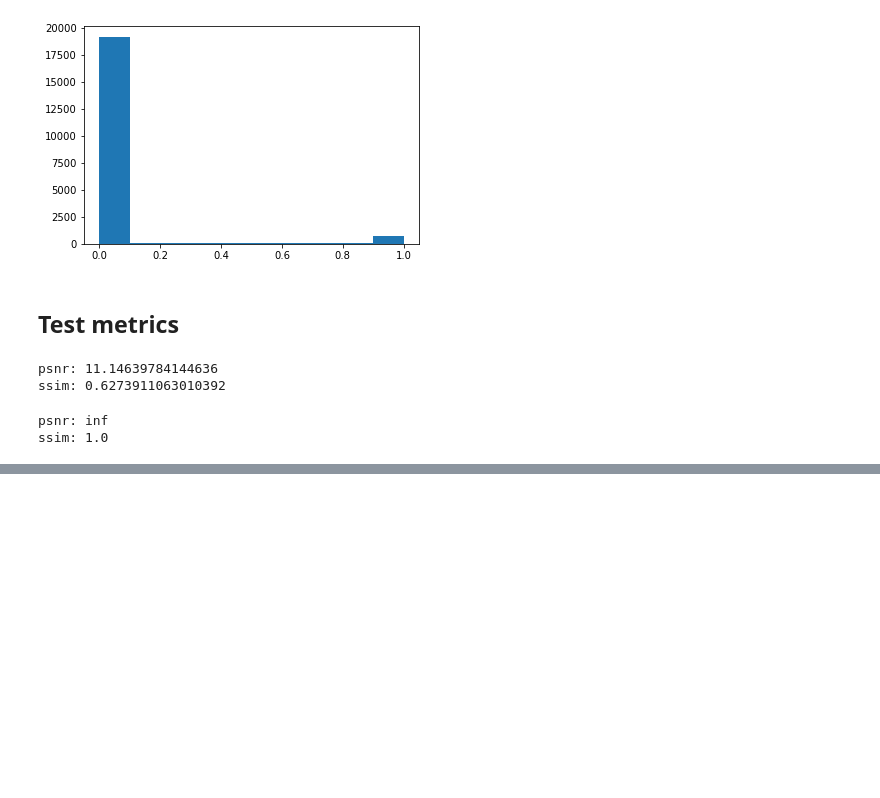
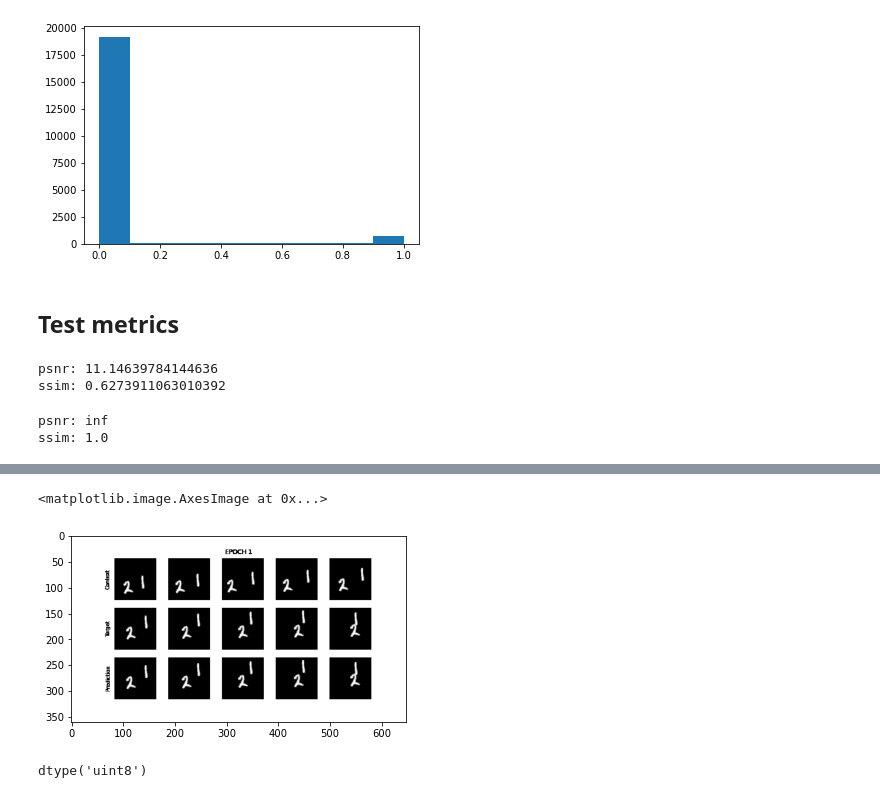
Before and after one commit to kfung2/bounce-digits, a Jupyter notebook: sandbox.ipynb, the cells around one changed output, grey strips where cells are left out. Saved outputs shown, nothing was run; the diff lists cells and outputs as text; code cells hidden in the pictures; blank space fills up the shorter version.

```diff
--- a/sandbox.ipynb
+++ b/sandbox.ipynb
@@ -92,0 +133,17 @@ ssim: 1.0
+# %%
+def fig2rgb_array(fig):
+    fig.canvas.draw()
+    buf = fig.canvas.tostring_rgb()
+    ncols, nrows = fig.canvas.get_width_height()
+    shp = (nrows, ncols, 3)
+    return np.frombuffer(buf, dtype=np.uint8).reshape(shp)
+# %%
+arr = fig2rgb_array(fig)
+plt.imshow(arr)
+# %% [output]
+<matplotlib.image.AxesImage at 0x...>
+[figure, added]
+# %%
+arr.dtype
+# %% [output]
+dtype('uint8')
```
Also changed, not shown: parts of 6 cells of this notebook, 11 other files.
